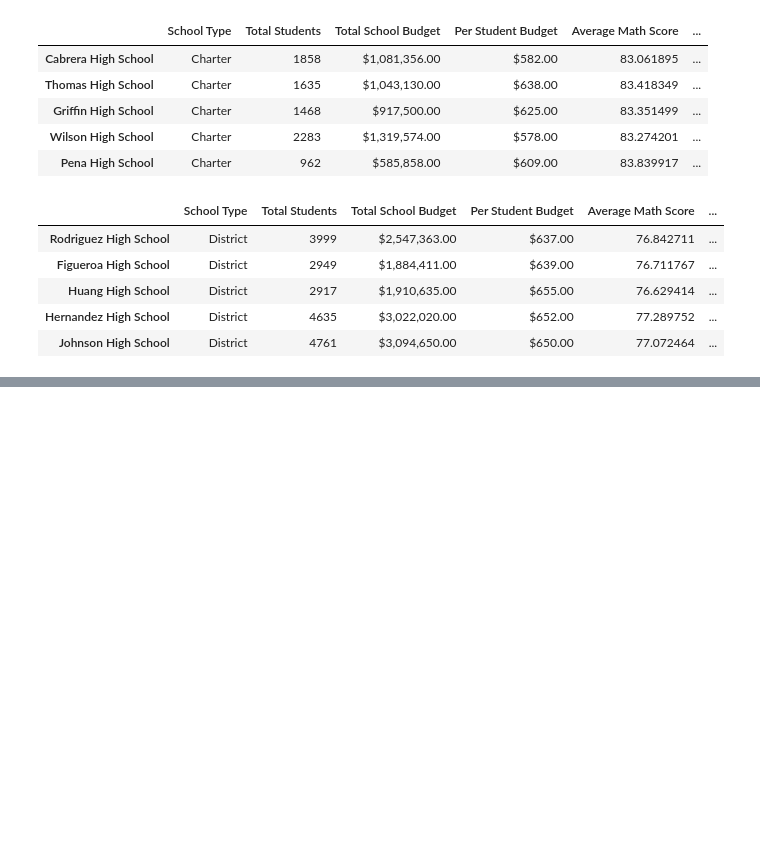
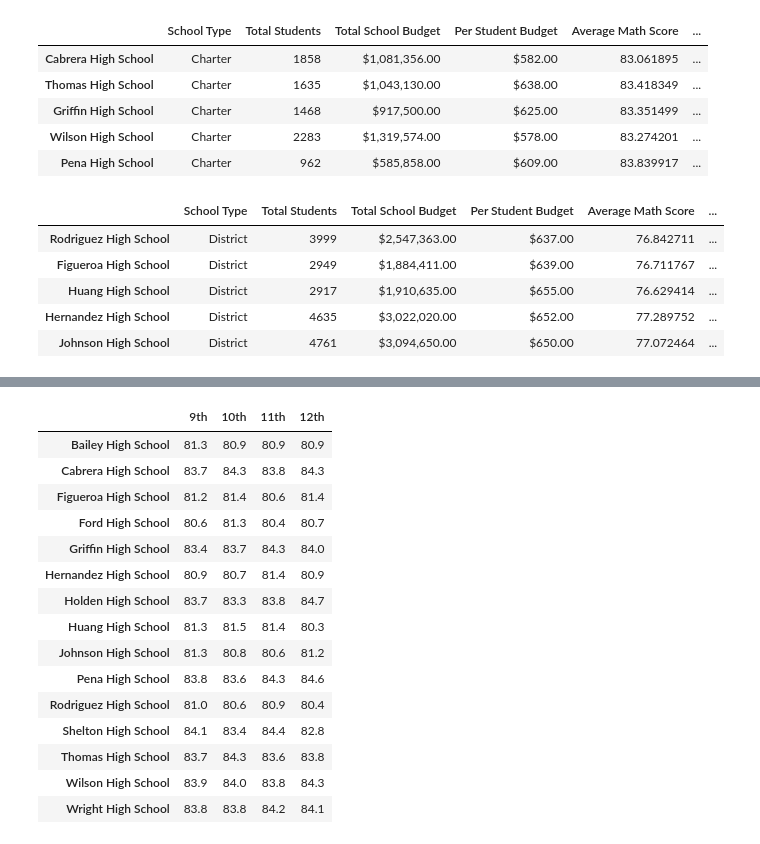
Before and after one commit to tmmytwllms/School_District_Analysis, a Jupyter notebook: PyCitySchools.ipynb, the cells around one changed output, grey strips where cells are left out. Saved outputs shown, nothing was run; the diff lists cells and outputs as text; code cells hidden in the pictures; blank space fills up the shorter version.

```diff
--- a/PyCitySchools.ipynb
+++ b/PyCitySchools.ipynb
@@ -602,0 +647,6 @@ bottom_schools.head()
+# %%
+#Get each grade data frame by school name for average reading scores
+ninth_grade_reading_scores=ninth_graders.groupby(['school_name']).mean()["reading_score"]
+tenth_grade_reading_scores=tenth_graders.groupby(['school_name']).mean()["reading_score"]
+eleventh_grade_reading_scores=eleventh_graders.groupby(['school_name']).mean()["reading_score"]
+twelfth_grade_reading_scores=twelfth_graders.groupby(['school_name']).mean()["reading_score"]
@@ -602,0 +687,8 @@ bottom_schools.head()
+# %%
+#Combine grade level series for math scores by school into a data frame
+reading_scores_by_grade=pd.DataFrame({
+    "9th":ninth_grade_reading_scores,
+    "10th":tenth_grade_reading_scores,
+    "11th":eleventh_grade_reading_scores,
+    "12th":twelfth_grade_reading_scores,})
+reading_scores_by_grade.head()
@@ -602,0 +721,29 @@ bottom_schools.head()
+# %%
+#Format each grade column
+reading_scores_by_grade["9th"]=reading_scores_by_grade["9th"].map("{:.1f}".format)
+reading_scores_by_grade["10th"]=reading_scores_by_grade["10th"].map("{:.1f}".format)
+reading_scores_by_grade["11th"]=reading_scores_by_grade["11th"].map("{:.1f}".format)
+reading_scores_by_grade["12th"]=reading_scores_by_grade["12th"].map("{:.1f}".format)
+
+#Remove index name
+reading_scores_by_grade.index.name=None
+
+#Display frame
+reading_scores_by_grade
+# %% [output]
+|  | 9th | 10th | 11th | 12th |
+| Bailey High School | 81.3 | 80.9 | 80.9 | 80.9 |
+| Cabrera High School | 83.7 | 84.3 | 83.8 | 84.3 |
+| Figueroa High School | 81.2 | 81.4 | 80.6 | 81.4 |
+| Ford High School | 80.6 | 81.3 | 80.4 | 80.7 |
+| Griffin High School | 83.4 | 83.7 | 84.3 | 84.0 |
+| Hernandez High School | 80.9 | 80.7 | 81.4 | 80.9 |
+| Holden High School | 83.7 | 83.3 | 83.8 | 84.7 |
+| Huang High School | 81.3 | 81.5 | 81.4 | 80.3 |
+| Johnson High School | 81.3 | 80.8 | 80.6 | 81.2 |
+| Pena High School | 83.8 | 83.6 | 84.3 | 84.6 |
+| Rodriguez High School | 81.0 | 80.6 | 80.9 | 80.4 |
+| Shelton High School | 84.1 | 83.4 | 84.4 | 82.8 |
+| Thomas High School | 83.7 | 84.3 | 83.6 | 83.8 |
+| Wilson High School | 83.9 | 84.0 | 83.8 | 84.3 |
+| Wright High School | 83.8 | 83.8 | 84.2 | 84.1 |
```
Also changed, not shown: parts of 6 cells of this notebook.
